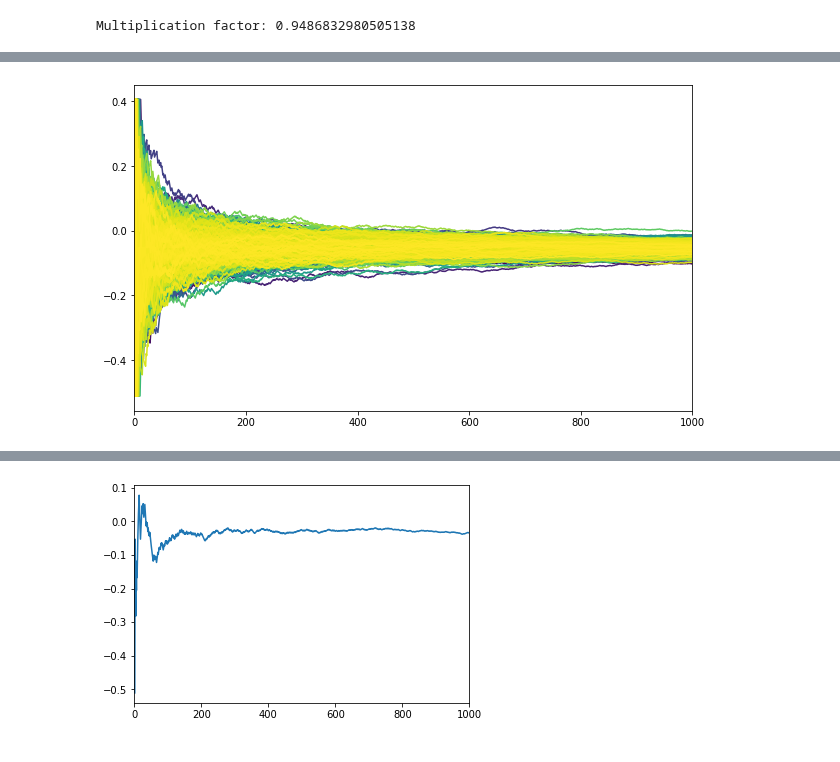
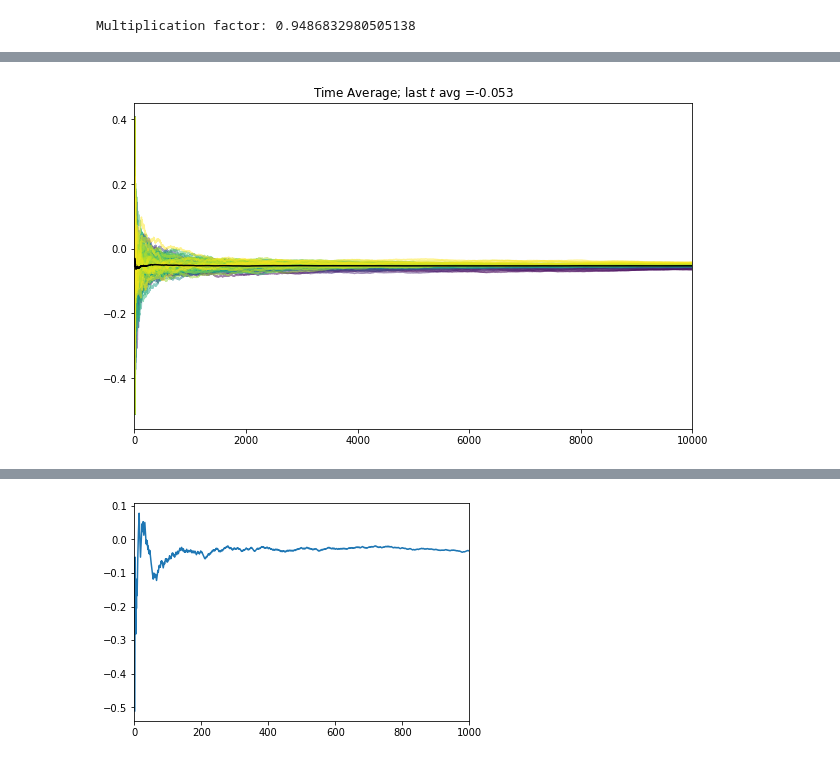
Before and after one commit to lucaberlanda/Magazzino, a Jupyter notebook: Economics/Ergodicity.ipynb, the cells around one changed output, grey strips where cells are left out. Cells and saved outputs as stored; diff of their text form; code cells hidden in the pictures.

```diff
--- a/Economics/Ergodicity.ipynb
+++ b/Economics/Ergodicity.ipynb
@@ -26,5 +45,5 @@ $$ \ln \bar r \approx -5.1 \%$$
 # %%
-n = 1000
+n = 10000
 r_pos = 1.5
 r_neg = 0.6
 decay = ((r_pos)*(r_neg))**(1/2) # decay factor
@@ -33,7 +52,7 @@ print('Multiplication factor:', decay)
 Multiplication factor: 0.9486832980505138
 # %%
 w_paths_dict = {}
-for j in range(0, 1000):
+for j in range(0, 100):
     w = 1
     decay_w = 1
     w_dict = {}
@@ -53,7 +72,9 @@ for j in range(0, 1000):
     w_paths_dict[j] = pd.Series(w_dict)
 # %%
 w_paths = pd.DataFrame(w_paths_dict)
+
+w_paths = w_paths.sort_values(by=w_paths.index[-1], axis=1)  # sort the paths
 w_paths.plot(logy=True, figsize=(10, 6), cmap='viridis', legend=False, alpha=0.5)
-pd.Series(decay_dict).plot(logy=True, color='black')
+pd.Series(decay_dict).plot(logy=True, color='black', title='Paths Over Time')
 plt.show()
 # %% [output]
@@ -66,6 +82,10 @@ plt.show()
 # %%
 log_growth_avg = (np.log(w_paths) - np.log(w_paths).shift()).expanding().mean()
-log_growth_avg.plot(legend=False, cmap='viridis', figsize=(10, 6))
+log_growth_avg_mean = log_growth_avg.mean(axis=1)
+last_v = str(round(log_growth_avg_mean.values[-1], 3))
+
+log_growth_avg.plot(legend=False, cmap='viridis', figsize=(10, 6), alpha=0.5)
+log_growth_avg.mean(axis=1).plot(legend=False, color='black', title='Time Average; last $t$ avg =' + last_v)
 plt.show()
 # %% [output]
-[figure, old version]
+[figure, new version]
```
Also changed, not shown: parts of 26 cells of this notebook, 37 other files.
